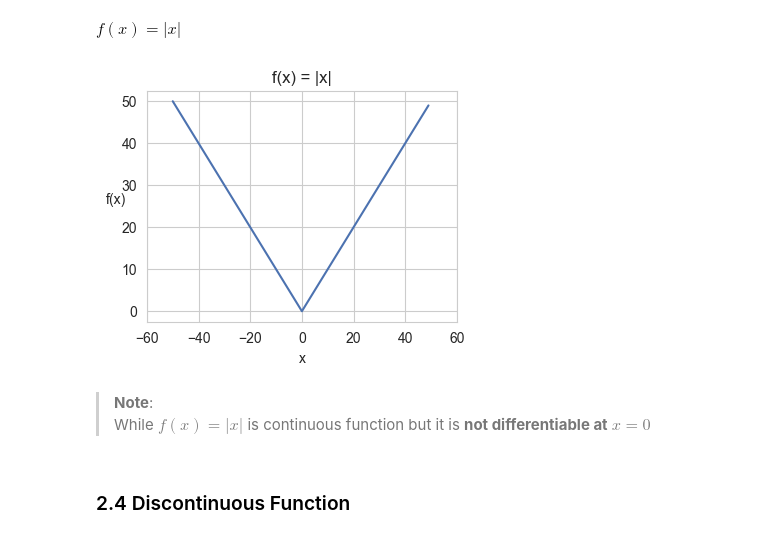
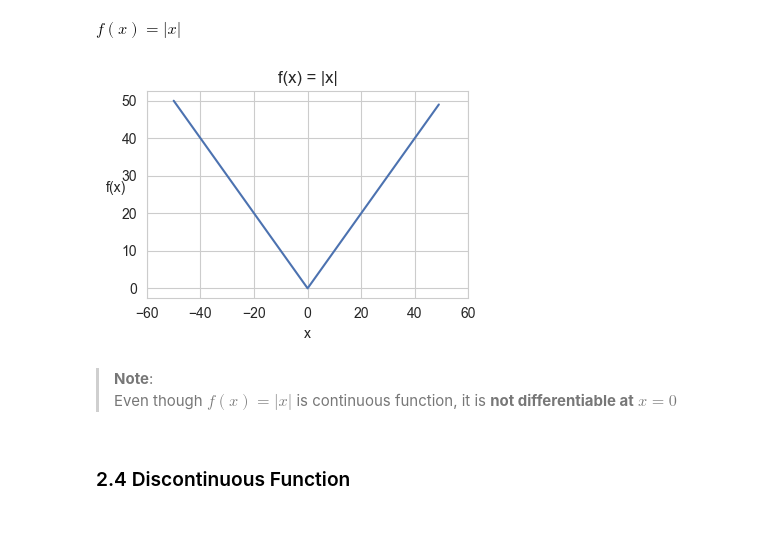
Before and after one commit to dheemanth-bhat/maths-for-machine-learning, a Jupyter notebook: 3_Linear_Algebra/05_Optimization_1-calculus_in_ML.ipynb, the cells around one changed output. Cells and saved outputs as stored; diff of their text form; code cells hidden in the pictures.

```diff
--- a/3_Linear_Algebra/05_Optimization_1-calculus_in_ML.ipynb
+++ b/3_Linear_Algebra/05_Optimization_1-calculus_in_ML.ipynb
@@ -335,20 +367,22 @@ $f(x) = \vert{x}\vert$
 # %%
 x = np.arange(-50, 50, 1)
 y = np.abs(x)
 
 plt.figure(figsize=(4, 3))
 sns.lineplot(x=x, y=y)
 plt.title("f(x) = |x|")
 plt.xlabel("x")
 plt.ylabel("f(x)", rotation=0)
 plt.xlim(-60, 60)
+plt.tight_layout()
 
+# plt.savefig("images/function_continuous_example2.png", bbox_inches="tight")
 plt.show()
 # %% [output]
-[figure, old version]
+[figure, new version]
 # %% [markdown]
 > **Note**:
-> While $f(x) = \vert{x}\vert$ is continuous function but it is **not differentiable at** $x = 0$
+> Even though $f(x) = \vert{x}\vert$ is continuous function, it is **not differentiable at** $x = 0$
 # %% [markdown]
 ### 2.4 Discontinuous Function
 # %% [markdown]
```
Also changed, not shown: parts of 9 cells of this notebook, 4 other files.
